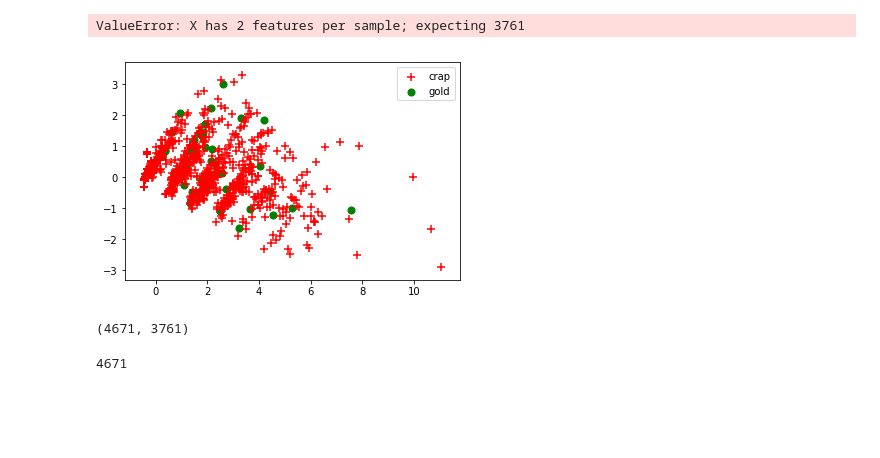
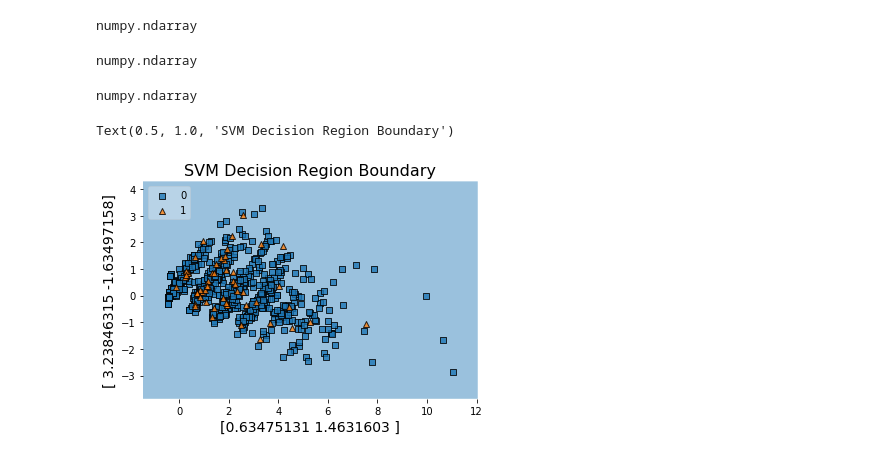
Before and after one commit to paper-parser/paper-parser, a Jupyter notebook: development_notebooks/Extract_synthesis_para.ipynb, the cells around one changed output. Saved outputs shown, nothing was run; the diff lists cells and outputs as text; code cells hidden in the pictures; blank space fills up the shorter version.

Commit message:
Added different classification model and visualization of data

```diff
--- a/development_notebooks/Extract_synthesis_para.ipynb
+++ b/development_notebooks/Extract_synthesis_para.ipynb
@@ -52,7 +53,7 @@ p=[1,2,3,4,5]
 syn_yes=[]
 syn_no=[]
 for i in range(len(p)):
-    sen_yes_arr, sen_no_arr = extract_sentences.extract_sentences('journal_articles/Paper' + str(p[i]) + '.html', train_p[p[i]-1])
+    sen_yes_arr, sen_no_arr = extract_sentences_original.extract_sentences('journal_articles/Paper' + str(p[i]) + '.html', train_p[p[i]-1])
     print(sen_yes_arr)
     for j in range(len(sen_yes_arr)):
         syn_yes.append(sen_yes_arr[j])
@@ -62,7 +63,6 @@ Syn_sen=pd.DataFrame({'x':syn_yes, 'y':np.ones(len(syn_yes))}) #tagging
 Syn_not_sen=pd.DataFrame({'x':syn_no, 'y':np.zeros(len(syn_no))})
 Train=[Syn_sen,Syn_not_sen]
 train_data=pd.concat(Train,ignore_index=True)
-train_data
 # %% [output]
 [Sentence('We placed approximately 500\u2009mg of CH3NH3I and 100\u2009mg of PbCl2 into separate crucibles.', 0, 86), Sentence('The device substrates were placed in a substrate holder above the source ...
 [Sentence('CH3NH3SnI3−xBrx was dissolved in N,N-dimethylformamide at a weight concentration of 30% while stirring at 70\xa0°C.', 0, 112), Sentence('The solution was kept at 70\xa0°C during the whole p ...
@@ -176,4 +114,0 @@ iris = load_iris()
-# %%
-X_train, X_test, y_train, y_test =  train_test_split(iris.data,   iris.target, test_size=0.10, random_state=111)
-pca = PCA(n_components=2).fit(X_train)
-pca_2d = pca.transform(X_train)
@@ -275,0 +133,18 @@ Name: y, Length: 4671, dtype: float64
+# %%
+pca_test = PCA(n_components=2).fit(df_test)
+pca_2d_test = pca_test.transform(df_test)
+type(pca_2d_test)
+# %% [output]
+numpy.ndarray
+# %%
+npa = np.asarray(Y_train, dtype=np.float32)
+npa1=npa.astype(np.integer)
+type(npa1)
+# %% [output]
+numpy.ndarray
+# %%
+npa_test = np.asarray(Y_test, dtype=np.float32)
+npa1_test=npa_test.astype(np.integer)
+type(npa1_test)
+# %% [output]
+numpy.ndarray
@@ -276,34 +154,16 @@ Name: y, Length: 4671, dtype: float64
 # %%
-svmClassifier_2d =   LinearSVC(random_state=111).fit(pca_2d, train_data['y'])
+
+svmClassifier_2d =   svm.LinearSVC(random_state=111,max_iter=10000).fit(  pca_2d,npa1 )
-# %%
-for i in range(0, pca_2d.shape[0]):
-    if train_data['y'][i] == 0:
-        c1 = pl.scatter(pca_2d[i,0],pca_2d[i,1],c='r',    s=50,marker='+')
-    elif train_data['y'][i] == 1:
-        c2 = pl.scatter(pca_2d[i,0],pca_2d[i,1],c='g',    s=50,marker='o')
-    #elif y_train[i] == 2:
-    #    c3 = pl.scatter(pca_2d[i,0],pca_2d[i,1],c='b',    s=50,marker='*')
-pl.legend([c1, c2], ['crap', 'gold'])
-x_min, x_max = pca_2d[:, 0].min() - 1,   pca_2d[:,0].max() + 1
-y_min, y_max = pca_2d[:, 1].min() - 1,   pca_2d[:, 1].max() + 1
-xx, yy = np.meshgrid(np.arange(x_min, x_max, .01),   np.arange(y_min, y_max, .01))
-Z = svmClassifier_2d.predict(np.c_[xx.ravel(),  yy.ravel()])
-Z = Z.reshape(xx.shape)
-pl.contour(xx, yy, Z)
-pl.title('Support Vector Machine Decision Surface')
-pl.axis('off')
-pl.show()
-# %% [output]
-ValueError: X has 2 features per sample; expecting 3761
-[figure, removed]
-# %%
-from sklearn.feature_extraction.text import TfidfTransformer
-tfidf_transformer = TfidfTransformer()
-X_train_tfidf = tfidf_transformer.fit_transform(X_train_counts)
-X_train_tfidf.shape
-# %% [output]
-(4671, 3761)
-# %%
-len(Y_train)
-# %% [output]
-4671
+# %%
+plot_decision_regions(X=pca_2d,
+                      y=npa1,
+                      clf=svmClassifier_2d,
+                      legend=2)
+
+# Update plot object with X/Y axis labels and Figure Title
+plt.xlabel(pca_2d[0], size=14)
+plt.ylabel(pca_2d[1], size=14)
+plt.title('SVM Decision Region Boundary', size=16)
+# %% [output]
+Text(0.5, 1.0, 'SVM Decision Region Boundary')
+[figure, added]
```
Also changed, not shown: parts of 21 cells of this notebook.
